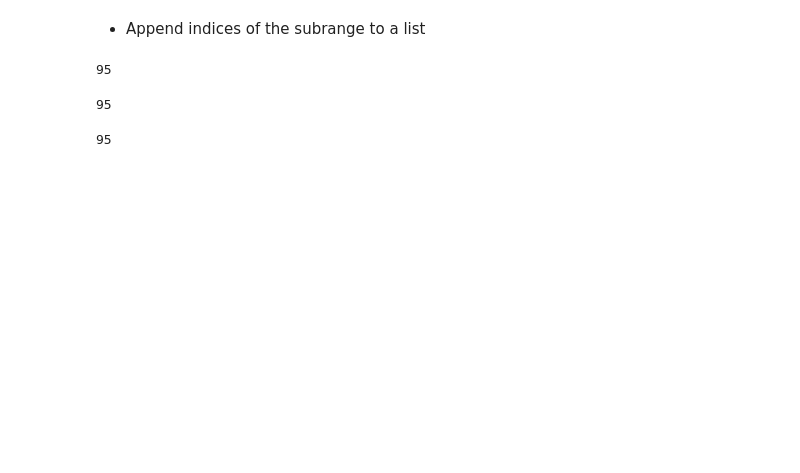
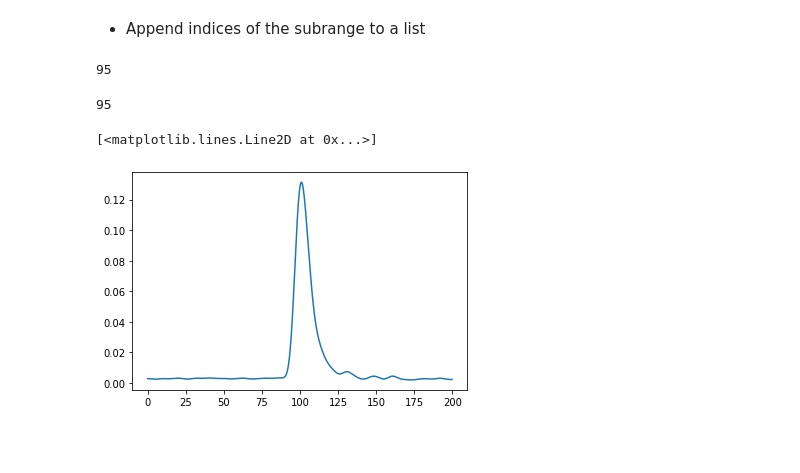
Before and after one commit to Iaggelis/InstrumentationLab, a Jupyter notebook: plotting.ipynb, the cells around one changed output. Cells and saved outputs as stored; diff of their text form; code cells hidden in the pictures; blank space fills up the shorter version.

```diff
--- a/plotting.ipynb
+++ b/plotting.ipynb
@@ -8,6 +9,8 @@ import matplotlib.pyplot as plt
 - Reading data from a csv file
 # %%
 df = pd.read_csv('./Labs/muon_271119/Run0/ch1_values.csv', header=None)
-time_per_event_in_s= 1.9980000000000002e-05
+
 timestep_in_s = 2e-08
-timesteps_in_s = np.arange(0,time_per_event_in_s,timestep_in_s)
+time_per_event_in_s= timestep_in_s/1000
+timesteps_in_s = np.arange(0,timestep_in_s,time_per_event_in_s)*1e10
+print(time_per_event_in_s*1e10, timestep_in_s*1e10 )
@@ -47,4 +52,6 @@ def smooth(x,window_len=11,window='hanning'):
     return y
 # %%
 smoothed_data = smooth(x, window_len=51, window='bartlett')
-smoothed_data.size
+# smoothed_data.size
+dataa = np.concatenate((smoothed_data[0:1000][:,np.newaxis], timesteps_in_s[:,np.newaxis]), axis=1)
+f = interp1d(dataa[:][:,1],dataa[:][:,0])
@@ -137,7 +139,3 @@ timesteps_in_s[indices].size
 smoothed_data[0:1000][indices].size
 # %% [output]
 95
-# %%
-ranged_sm_data.size
-# %% [output]
-95
@@ -143,0 +148,7 @@ ranged_sm_data.size
+# %%
+plt.plot(dataa[:][:,1],f(dataa[:][:,1]))
+# %% [output]
+[<matplotlib.lines.Line2D at 0x...>]
+[figure, added]
+# %% [markdown]
+##
```
Also changed, not shown: parts of 7 cells of this notebook, 3 other files.
